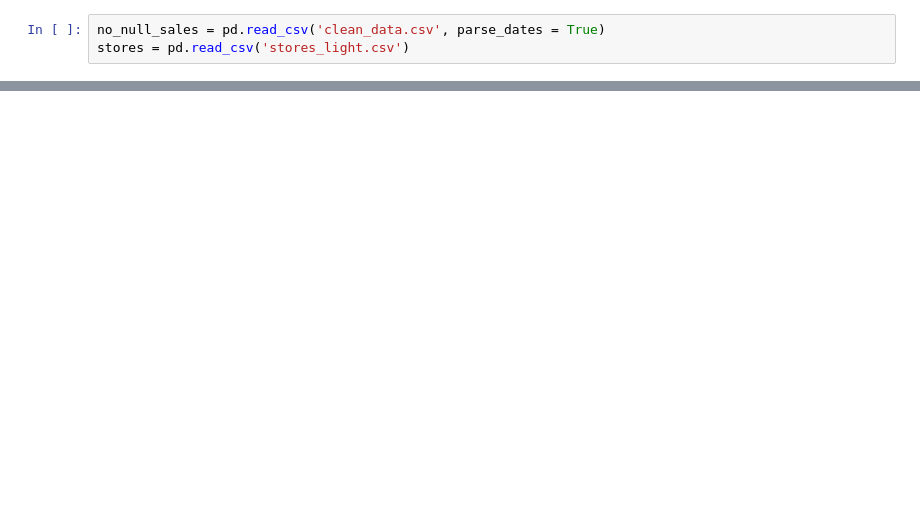
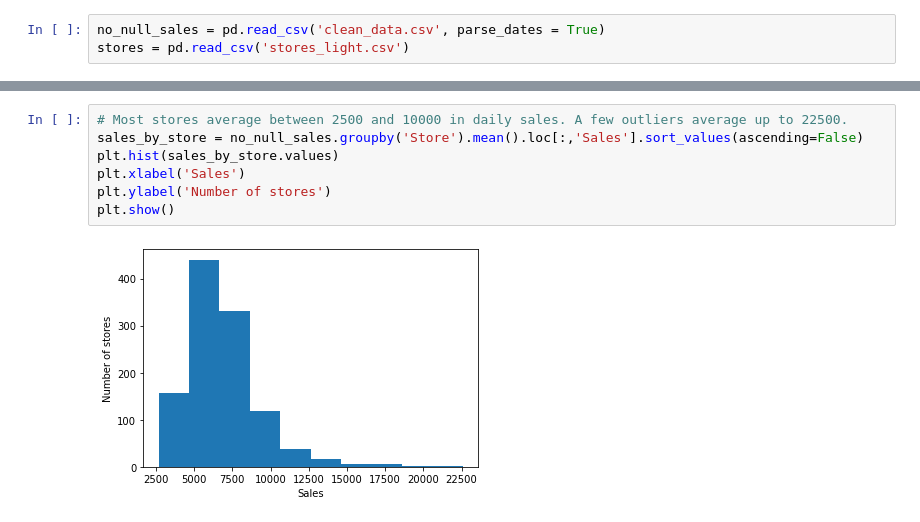
Before and after one commit to Codexel/minicomp, a Jupyter notebook: experimental_notebook.ipynb, the cells around one changed output, grey strips where cells are left out. Cells and saved outputs as stored; diff of their text form; blank space fills up the shorter version.

```diff
--- a/experimental_notebook.ipynb
+++ b/experimental_notebook.ipynb
@@ -66,0 +64,9 @@ stores = pd.read_csv('stores_light.csv')
+# %%
+# Most stores average between 2500 and 10000 in daily sales. A few outliers average up to 22500.
+sales_by_store = no_null_sales.groupby('Store').mean().loc[:,'Sales'].sort_values(ascending=False)
+plt.hist(sales_by_store.values)
+plt.xlabel('Sales')
+plt.ylabel('Number of stores')
+plt.show()
+# %% [output]
+[figure, added]
```
Also changed, not shown: parts of 94 cells of this notebook, 3 other files.
